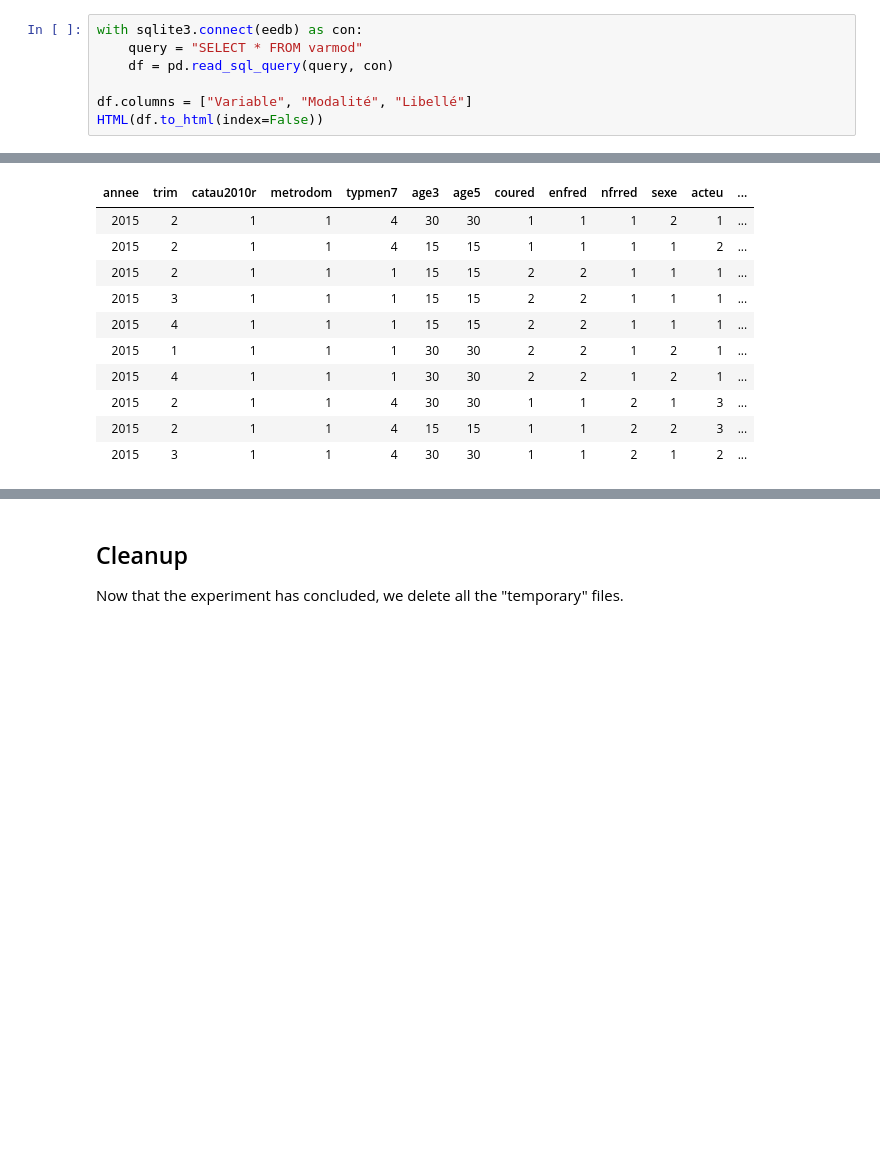
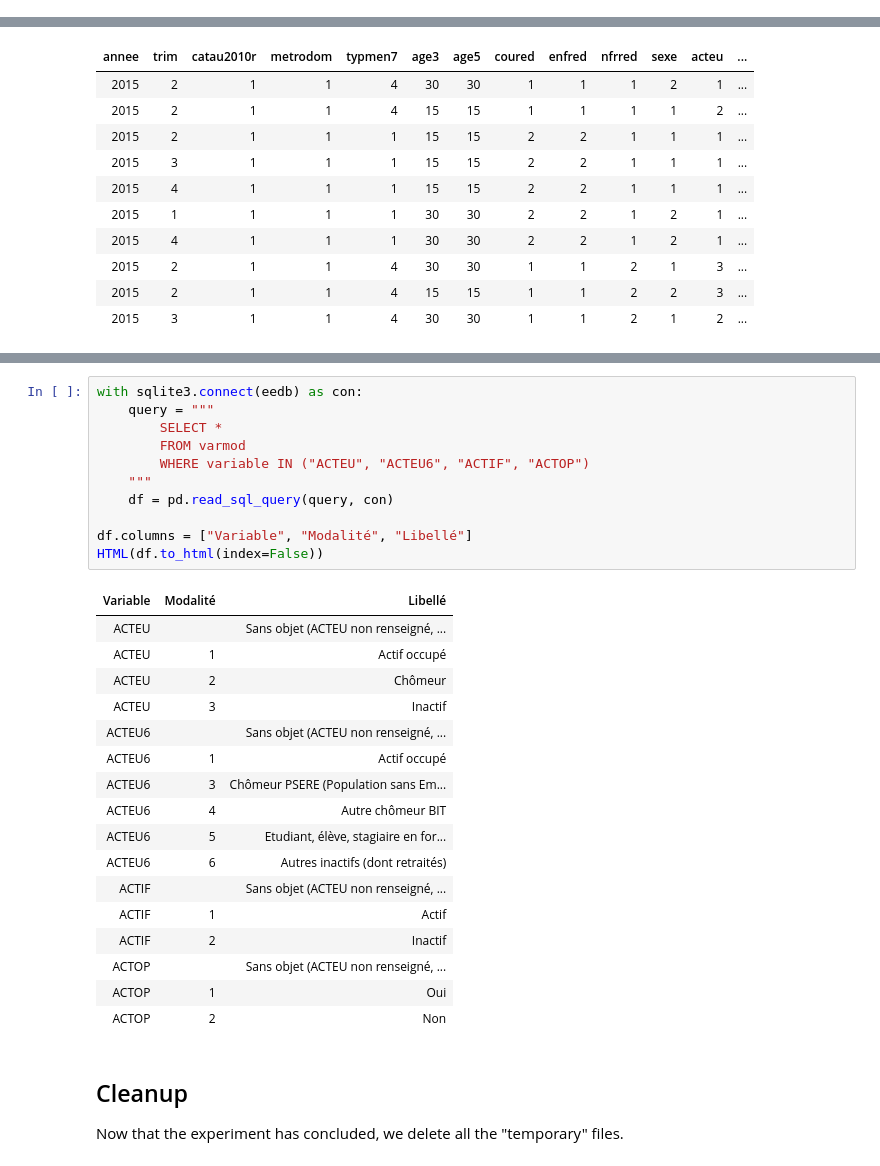
Before and after one commit to ncocacola/econml, a Jupyter notebook: econml.ipynb, the cells around one changed output, grey strips where cells are left out. Saved outputs shown, nothing was run; the diff lists cells and outputs as text; blank space fills up the shorter version.

Commit message:
Added description of basic variables of interest.

```diff
--- a/econml.ipynb
+++ b/econml.ipynb
@@ -72,7 +69,0 @@ We also look at the possible values (in French, the *modalité*) for those varia
-# %%
-with sqlite3.connect(eedb) as con:
-    query = "SELECT * FROM varmod"
-    df = pd.read_sql_query(query, con)
-
-df.columns = ["Variable", "Modalité", "Libellé"]
-HTML(df.to_html(index=False))
@@ -141,3 +130,32 @@ HTML(df.to_html(index=False))
+# %%
+with sqlite3.connect(eedb) as con:
+    query = """
+        SELECT *
+        FROM varmod
+        WHERE variable IN ("ACTEU", "ACTEU6", "ACTIF", "ACTOP")
+    """
+    df = pd.read_sql_query(query, con)
+
+df.columns = ["Variable", "Modalité", "Libellé"]
+HTML(df.to_html(index=False))
+# %% [output]
+| Variable | Modalité | Libellé |
+| ACTEU |  | Sans objet (ACTEU non renseigné, ... |
+| ACTEU | 1 | Actif occupé |
+| ACTEU | 2 | Chômeur |
+| ACTEU | 3 | Inactif |
+| ACTEU6 |  | Sans objet (ACTEU non renseigné, ... |
+| ACTEU6 | 1 | Actif occupé |
+| ACTEU6 | 3 | Chômeur PSERE (Population sans Em... |
+| ACTEU6 | 4 | Autre chômeur BIT |
+| ACTEU6 | 5 | Etudiant, élève, stagiaire en for... |
+| ACTEU6 | 6 | Autres inactifs (dont retraités) |
+| ACTIF |  | Sans objet (ACTEU non renseigné, ... |
+| ACTIF | 1 | Actif |
+| ACTIF | 2 | Inactif |
+| ACTOP |  | Sans objet (ACTEU non renseigné, ... |
+| ACTOP | 1 | Oui |
+| ACTOP | 2 | Non |
 # %% [markdown]
 ## Cleanup
 
```
Also changed, not shown: parts of 4 cells of this notebook.
